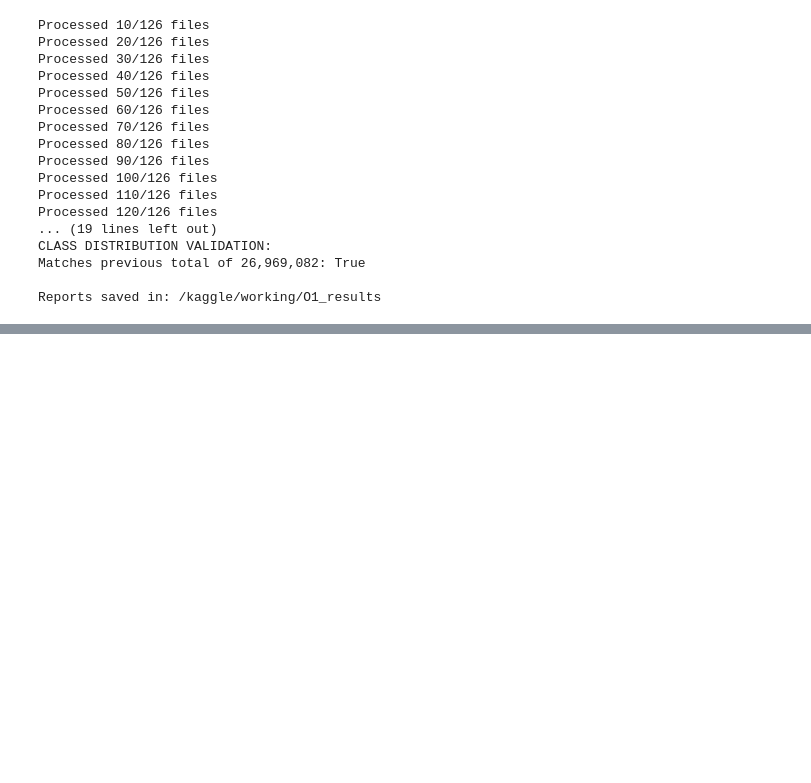
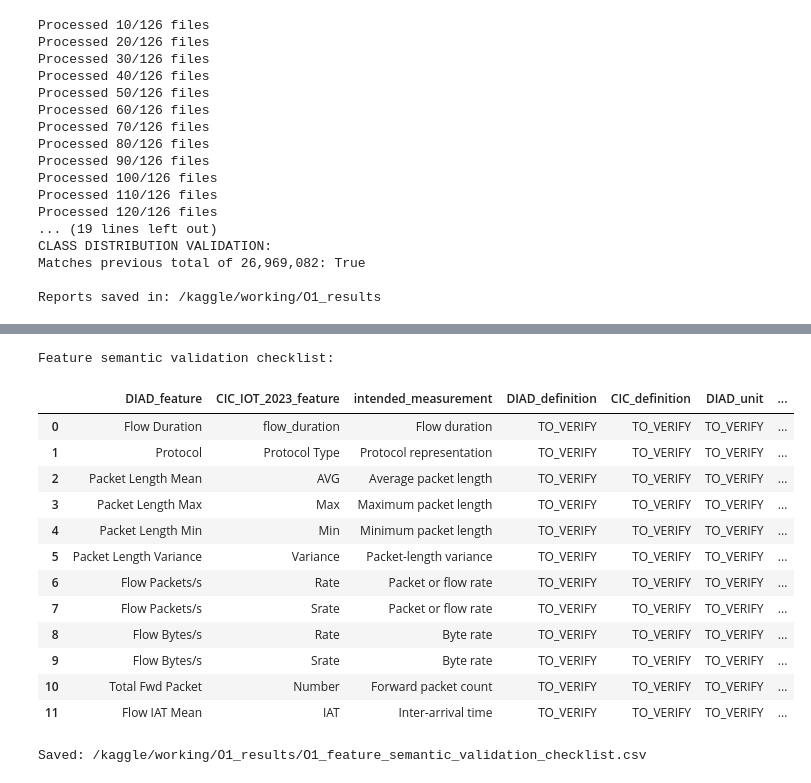
Before and after one commit to aendris18/connect-the-dots, a Jupyter notebook: iot-intrusion-2.ipynb, the cells around one changed output, grey strips where cells are left out. Cells and saved outputs as stored; diff of their text form; code cells hidden in the pictures; blank space fills up the shorter version.

```diff
--- a/iot-intrusion-2.ipynb
+++ b/iot-intrusion-2.ipynb
@@ -6487,0 +12585,64 @@ Both reports saved in: /kaggle/working/O1_results
+# %%
+import os
+import pandas as pd
+
+OUTPUT_DIR = "/kaggle/working/O1_results"
+
+pairs = [
+    ("Flow Duration", "flow_duration", "Flow duration"),
+    ("Protocol", "Protocol Type", "Protocol representation"),
+    ("Packet Length Mean", "AVG", "Average packet length"),
+    ("Packet Length Max", "Max", "Maximum packet length"),
+    ("Packet Length Min", "Min", "Minimum packet length"),
+    ("Packet Length Variance", "Variance", "Packet-length variance"),
+    ("Flow Packets/s", "Rate", "Packet or flow rate"),
+    ("Flow Packets/s", "Srate", "Packet or flow rate"),
+    ("Flow Bytes/s", "Rate", "Byte rate"),
+    ("Flow Bytes/s", "Srate", "Byte rate"),
+    ("Total Fwd Packet", "Number", "Forward packet count"),
+    ("Flow IAT Mean", "IAT", "Inter-arrival time")
+]
+
+checklist = pd.DataFrame(
+    pairs,
+    columns=[
+        "DIAD_feature",
+        "CIC_IOT_2023_feature",
+        "intended_measurement"
+    ]
+)
+
+checklist["DIAD_definition"] = "TO_VERIFY"
+checklist["CIC_definition"] = "TO_VERIFY"
+checklist["DIAD_unit"] = "TO_VERIFY"
+checklist["CIC_unit"] = "TO_VERIFY"
+checklist["calculation_equivalence"] = "NOT_ESTABLISHED"
+checklist["final_decision"] = "PENDING_DOCUMENTATION"
+
+output_path = os.path.join(
+    OUTPUT_DIR,
+    "O1_feature_semantic_validation_checklist.csv"
+)
+
+checklist.to_csv(output_path, index=False)
+
+print("Feature semantic validation checklist:")
+display(checklist)
+
+print("\nSaved:", output_path)
+# %% [output]
+Feature semantic validation checklist:
+|  | DIAD_feature | CIC_IOT_2023_feature | intended_measurement | DIAD_definition | CIC_definition | DIAD_unit | ... |
+| 0 | Flow Duration | flow_duration | Flow duration | TO_VERIFY | TO_VERIFY | TO_VERIFY | ... |
+| 1 | Protocol | Protocol Type | Protocol representation | TO_VERIFY | TO_VERIFY | TO_VERIFY | ... |
+| 2 | Packet Length Mean | AVG | Average packet length | TO_VERIFY | TO_VERIFY | TO_VERIFY | ... |
+| 3 | Packet Length Max | Max | Maximum packet length | TO_VERIFY | TO_VERIFY | TO_VERIFY | ... |
+| 4 | Packet Length Min | Min | Minimum packet length | TO_VERIFY | TO_VERIFY | TO_VERIFY | ... |
+| 5 | Packet Length Variance | Variance | Packet-length variance | TO_VERIFY | TO_VERIFY | TO_VERIFY | ... |
+| 6 | Flow Packets/s | Rate | Packet or flow rate | TO_VERIFY | TO_VERIFY | TO_VERIFY | ... |
+| 7 | Flow Packets/s | Srate | Packet or flow rate | TO_VERIFY | TO_VERIFY | TO_VERIFY | ... |
+| 8 | Flow Bytes/s | Rate | Byte rate | TO_VERIFY | TO_VERIFY | TO_VERIFY | ... |
+| 9 | Flow Bytes/s | Srate | Byte rate | TO_VERIFY | TO_VERIFY | TO_VERIFY | ... |
+| 10 | Total Fwd Packet | Number | Forward packet count | TO_VERIFY | TO_VERIFY | TO_VERIFY | ... |
+| 11 | Flow IAT Mean | IAT | Inter-arrival time | TO_VERIFY | TO_VERIFY | TO_VERIFY | ... |
+Saved: /kaggle/working/O1_results/O1_feature_semantic_validation_checklist.csv
```
Also changed, not shown: parts of 136 cells of this notebook.
